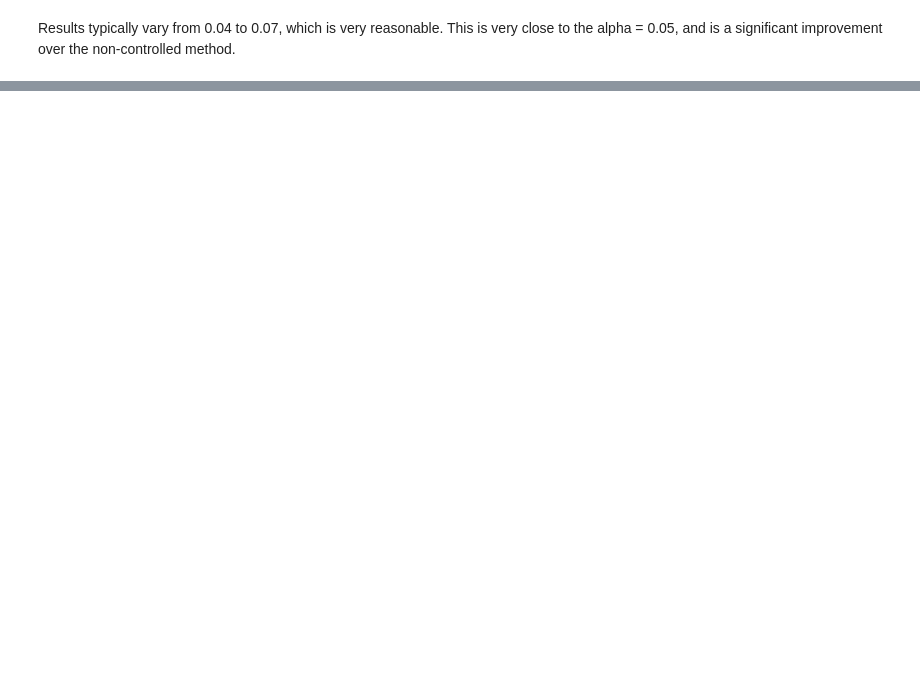
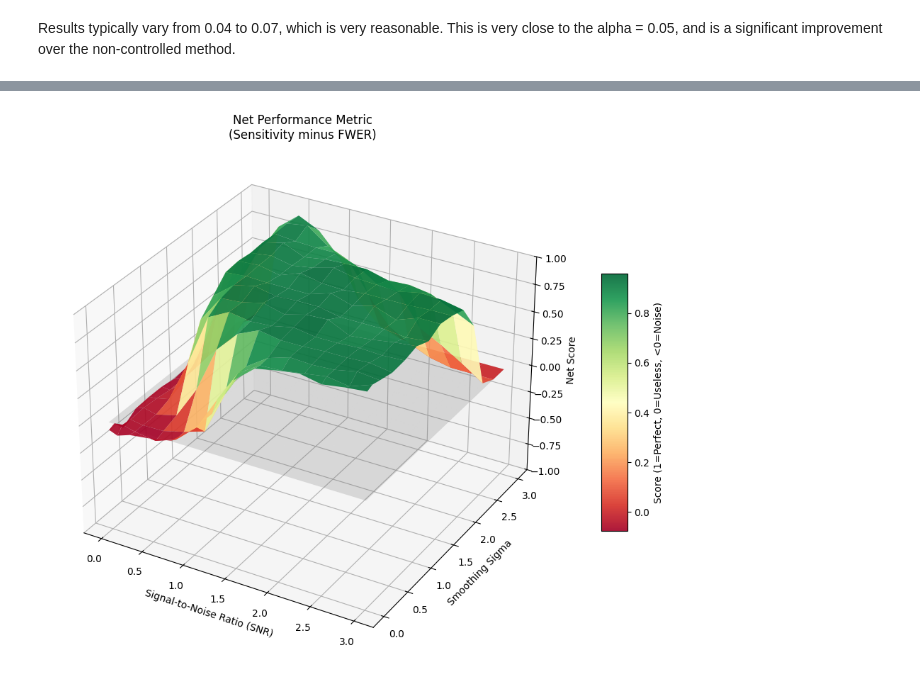
Before and after one commit to lt22412/group_project, a Jupyter notebook: voxel_wise_permutation/voxel_wise_permutation_test.ipynb, the cells around one changed output, grey strips where cells are left out. Drawn from its saved outputs; the diff is of its cells as text; code cells hidden in the pictures; blank space fills up the shorter version.

```diff
--- a/voxel_wise_permutation/voxel_wise_permutation_test.ipynb
+++ b/voxel_wise_permutation/voxel_wise_permutation_test.ipynb
@@ -281,0 +380,8 @@ Results typically vary from 0.04 to 0.07, which is very reasonable. This is very
+# %%
+
+
+# --- EXECUTION ---
+# Assumes you still have sens_mat, fwer_mat, test_snrs, and test_sigmas from the previous step
+pl.plot_net_performance_3d(test_snrs, test_sigmas, sens_mat, fwer_mat)
+# %% [output]
+[figure, added]
```
Also changed, not shown: parts of 12 cells of this notebook, 2 other files.
